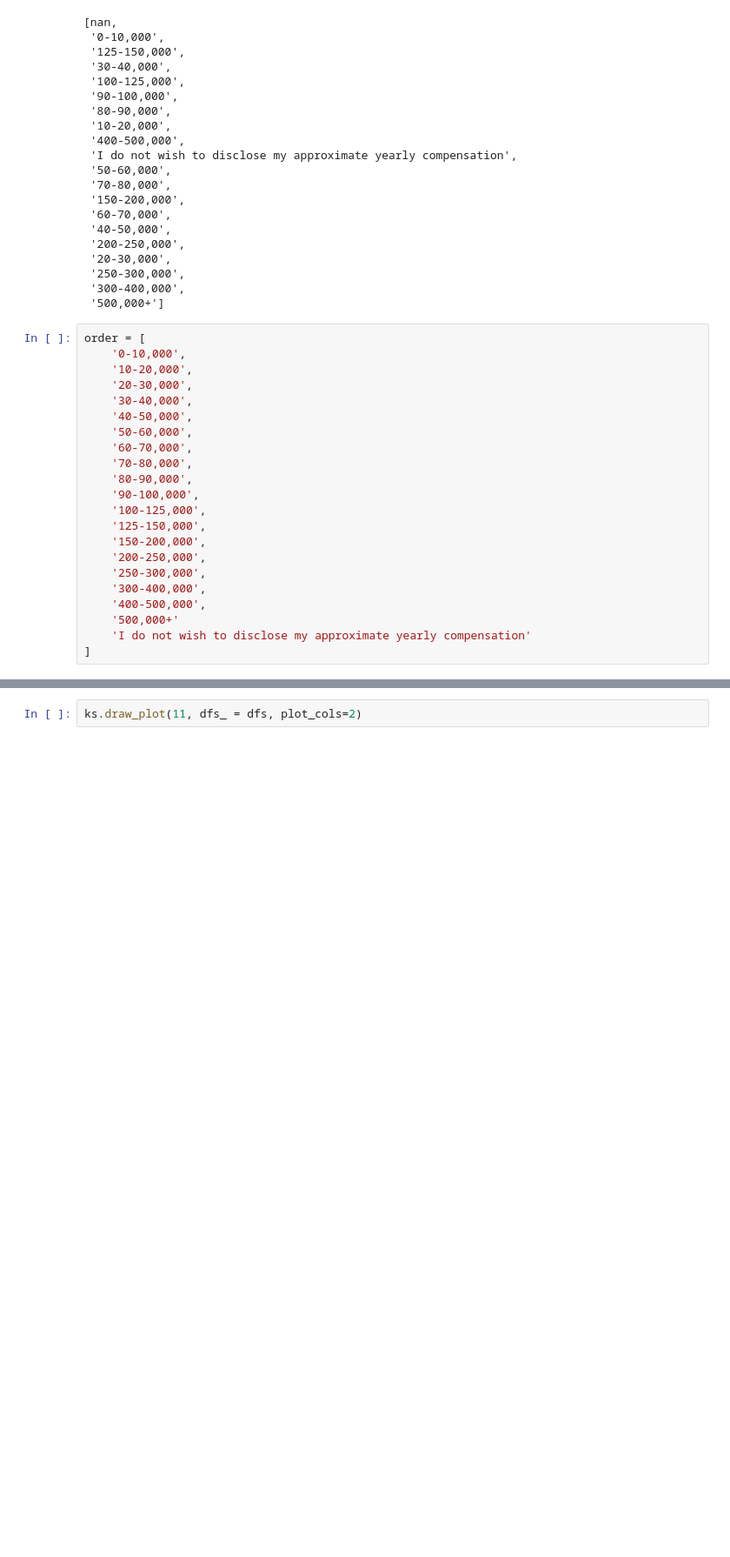
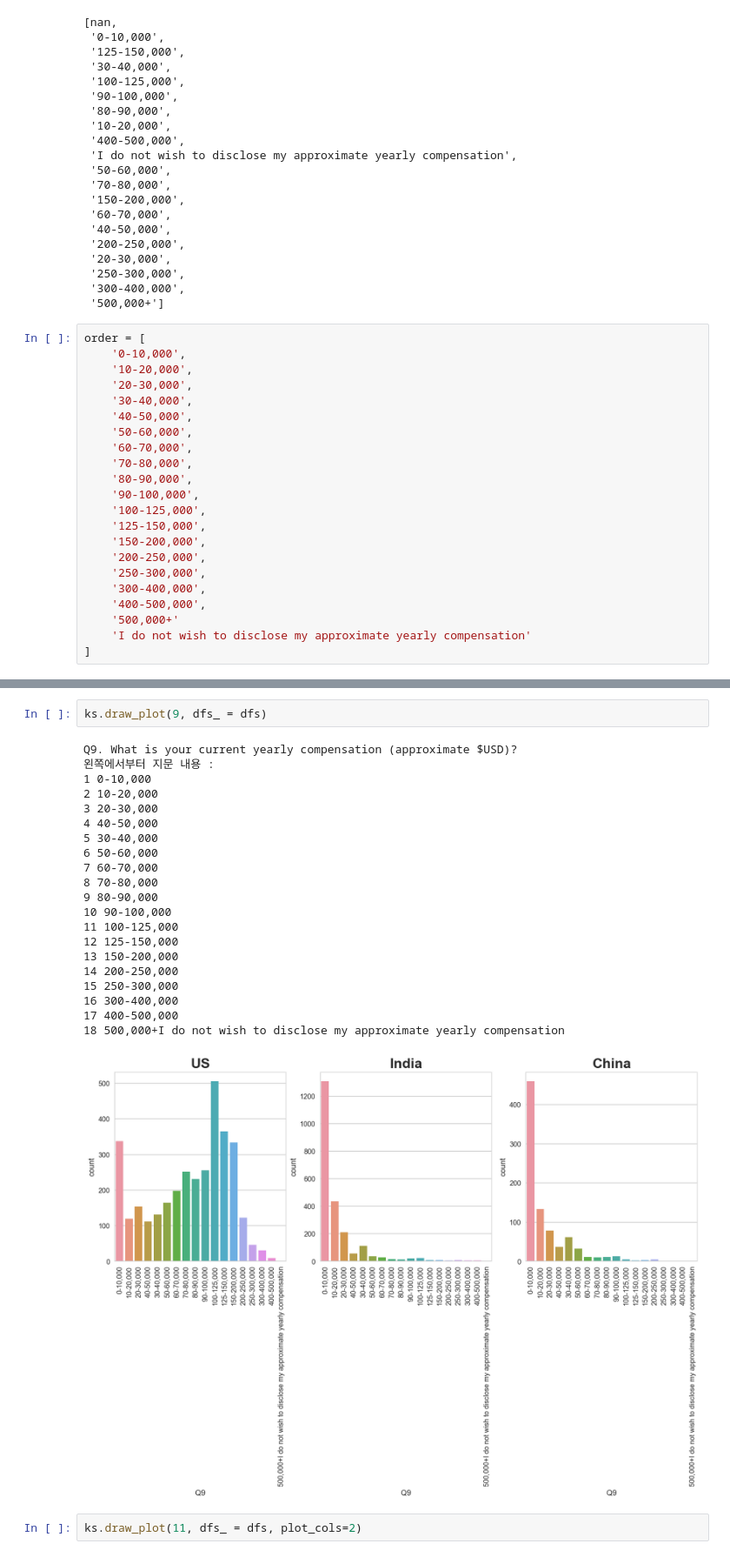
Before and after one commit to DanialDaeHyunNam/2018-Kaggle-ML-And-DS-Survey-Challenge, a Jupyter notebook: Danial/basic_preprocessing.ipynb, the cells around one changed output, grey strips where cells are left out. Shown at 87% size. Saved outputs shown, nothing was run; the diff lists cells and outputs as text; blank space fills up the shorter version.

```diff
--- a/Danial/basic_preprocessing.ipynb
+++ b/Danial/basic_preprocessing.ipynb
@@ -722,3 +727,27 @@ Q9. What is your current yearly compensation (approximate $USD)?
+# %%
+ks.draw_plot(9, dfs_ = dfs)
+# %% [output]
+Q9. What is your current yearly compensation (approximate $USD)?
+왼쪽에서부터 지문 내용 :
+1 0-10,000
+2 10-20,000
+3 20-30,000
+4 40-50,000
+5 30-40,000
+6 50-60,000
+7 60-70,000
+8 70-80,000
+9 80-90,000
+10 90-100,000
+11 100-125,000
+12 125-150,000
+13 150-200,000
+14 200-250,000
+15 250-300,000
+16 300-400,000
+17 400-500,000
+18 500,000+I do not wish to disclose my approximate yearly compensation
+[figure, added]
 # %%
 ks.draw_plot(11, dfs_ = dfs, plot_cols=2)
 # %% [output]
```
Also changed, not shown: parts of 2 cells of this notebook, 2 other files.
